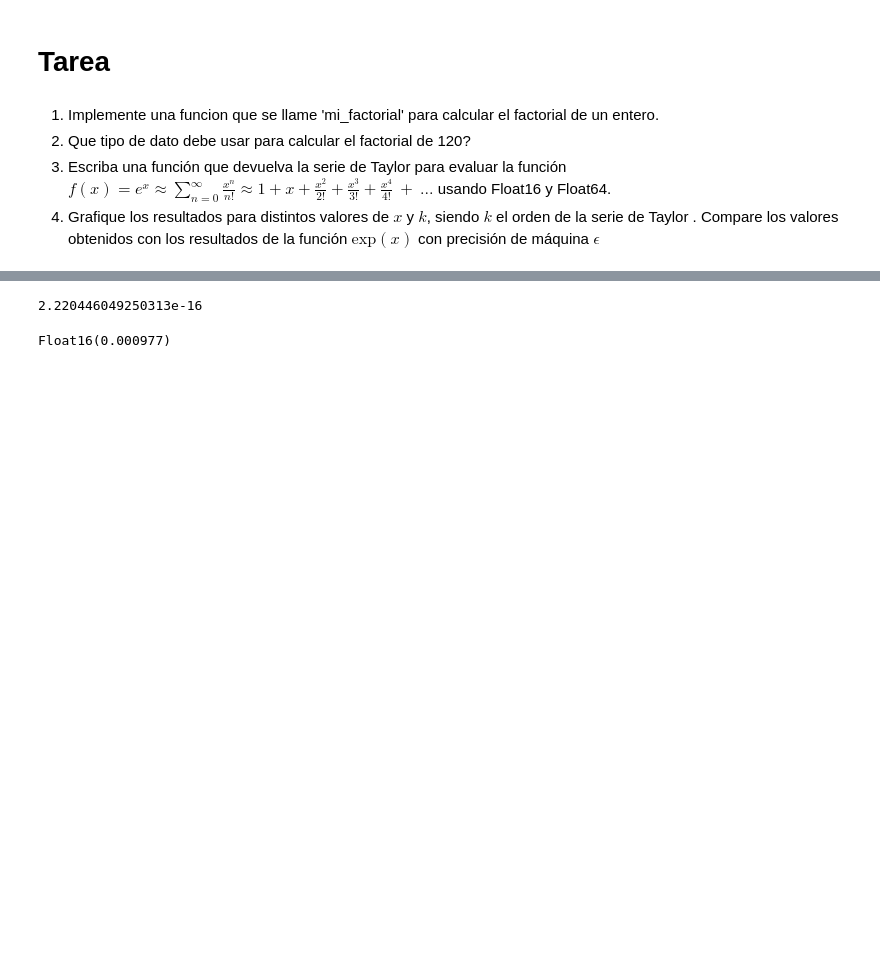
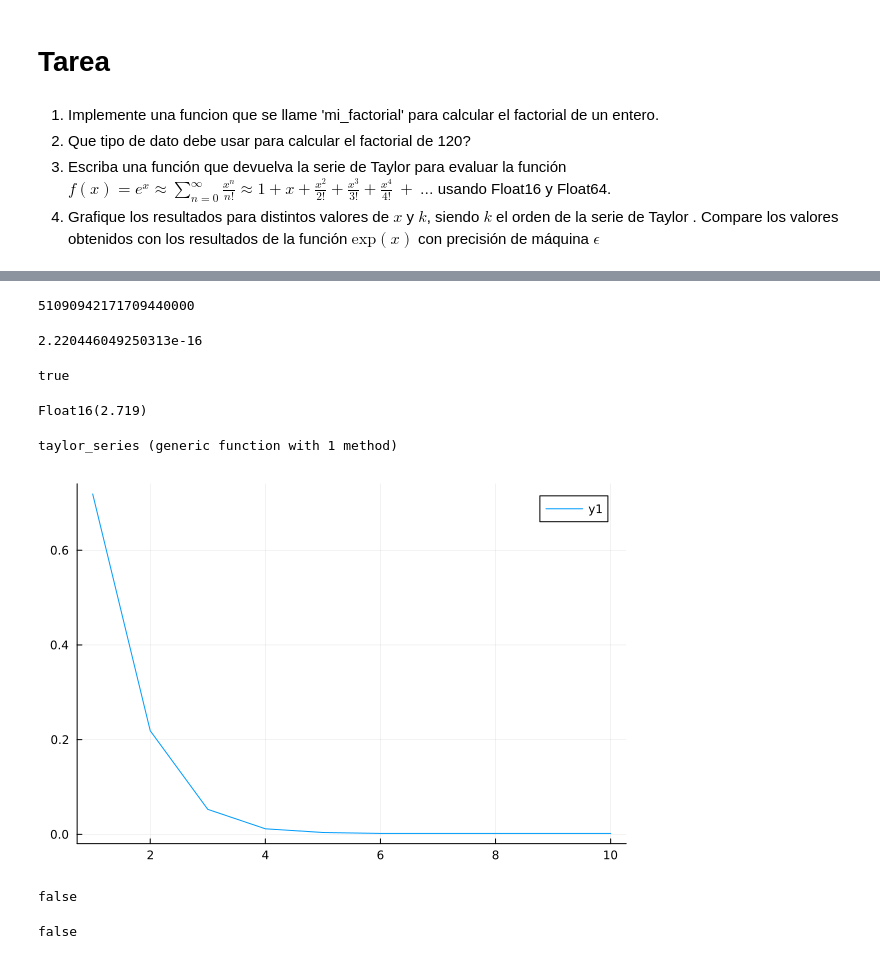
Before and after one commit to sherna90/computacion_numerica, a Jupyter notebook: 1.-Introduccion.ipynb, the cells around one changed output, grey strips where cells are left out. Cells and saved outputs as stored; diff of their text form; code cells hidden in the pictures; blank space fills up the shorter version.

```diff
--- a/1.-Introduccion.ipynb
+++ b/1.-Introduccion.ipynb
@@ -13,5 +17,5 @@ Hola Mundo
 
 Para numeros enteros y de punto flotante se utiliza una variedad de tipos:  Int8, UInt8, Int16, UInt16, Int32, UInt32, Int64, UInt64, Int128, UInt128, Float16, Float32, and Float64.
 # %%
-i=1.28*10^2
+i=Float16(1.28)*10^2
 # %% [output]
@@ -175,0 +192,5 @@ y=sinc.(x)
+# %%
+function mi_factorial(n::Integer)::Integer
+    r=1:1:n
+    return prod(r)
+end
@@ -176,8 +203,47 @@ y=sinc.(x)
+# %%
+factorial(big(21))
+# %% [output]
+51090942171709440000
 # %%
 eps(Float64)
 # %% [output]
 2.220446049250313e-16
 # %%
-eps(Float16)
+Float16(1.0)+eps(Float16)/2==Float16(1.0)
 # %% [output]
-Float16(0.000977)
+true
+# %%
+x=Float16(1.)
+exp(x)
+# %% [output]
+Float16(2.719)
+# %%
+function taylor_series(x::AbstractFloat,n::Integer)::AbstractFloat
+    potencias=0:1:n
+    serie=map(i -> (x^i)/mi_factorial(i),potencias)
+    return sum(serie)
+end
+# %% [output]
+taylor_series (generic function with 1 method)
+# %%
+using Plots;
+max_pot=10
+errores = Vector{Float16}()
+potencias=1:1:max_pot
+for k in potencias
+    approx=taylor_series(Float16(1.0),k)
+    error=abs(Float16(exp(1.0))-approx)
+    append!(errores, error)
+end
+
+plot(potencias,errores)
+# %% [output]
+[figure, added]
+# %%
+Float64(1)/factorial(6)<eps(Float64)
+# %% [output]
+false
+# %%
+Float64(1)/factorial(17)<eps(Float64)
+# %% [output]
+false
```
Also changed, not shown: parts of 23 cells of this notebook, 3 other files.
